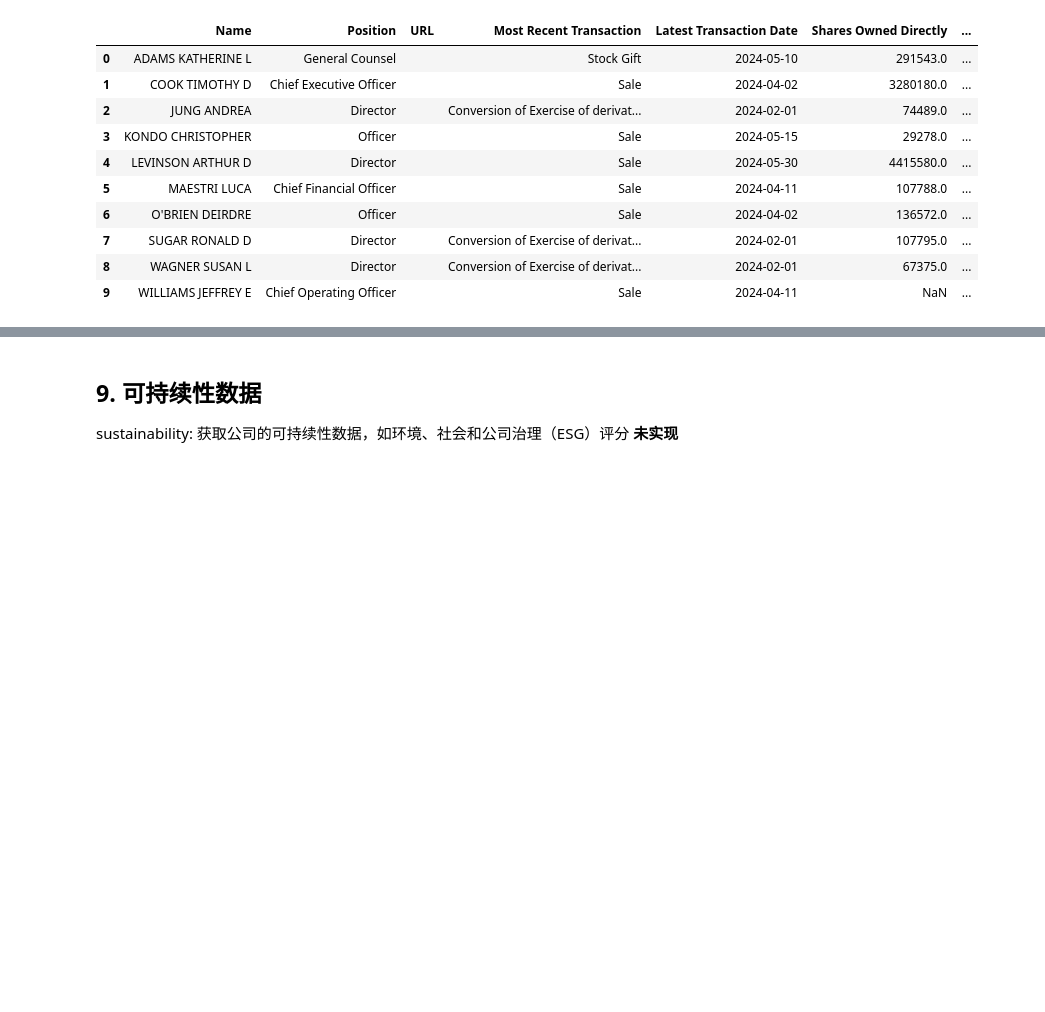
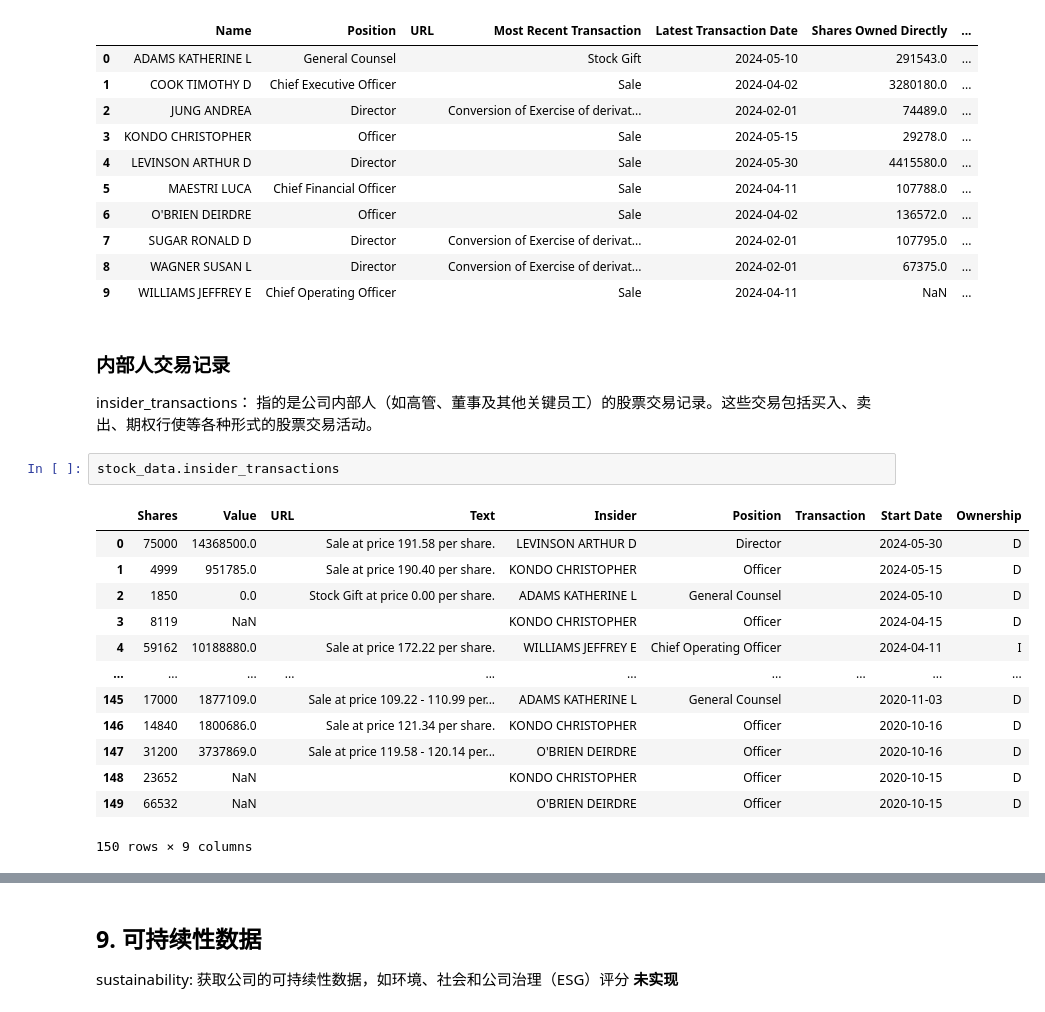
Before and after one commit to EveryFine/GeniusAI, a Jupyter notebook: GeniusChatbots/playground/datasource/How To Use yfinance Package.ipynb, the cells around one changed output, grey strips where cells are left out. Saved outputs shown, nothing was run; the diff lists cells and outputs as text; blank space fills up the shorter version.

```diff
--- a/GeniusChatbots/playground/datasource/How To Use yfinance Package.ipynb
+++ b/GeniusChatbots/playground/datasource/How To Use yfinance Package.ipynb
@@ -480,3 +553,23 @@ insider_roster_holders
 | 7 | SUGAR RONALD D | Director |  | Conversion of Exercise of derivat... | 2024-02-01 | 107795.0 | ... |
 | 8 | WAGNER SUSAN L | Director |  | Conversion of Exercise of derivat... | 2024-02-01 | 67375.0 | ... |
 | 9 | WILLIAMS JEFFREY E | Chief Operating Officer |  | Sale | 2024-04-11 | NaN | ... |
+# %% [markdown]
+### 内部人交易记录
+
+insider_transactions： 指的是公司内部人（如高管、董事及其他关键员工）的股票交易记录。这些交易包括买入、卖出、期权行使等各种形式的股票交易活动。
+# %%
+stock_data.insider_transactions
+# %% [output]
+|  | Shares | Value | URL | Text | Insider | Position | Transaction | Start Date | Ownership |
+| 0 | 75000 | 14368500.0 |  | Sale at price 191.58 per share. | LEVINSON ARTHUR D | Director |  | 2024-05-30 | D |
+| 1 | 4999 | 951785.0 |  | Sale at price 190.40 per share. | KONDO CHRISTOPHER | Officer |  | 2024-05-15 | D |
+| 2 | 1850 | 0.0 |  | Stock Gift at price 0.00 per share. | ADAMS KATHERINE L | General Counsel |  | 2024-05-10 | D |
+| 3 | 8119 | NaN |  |  | KONDO CHRISTOPHER | Officer |  | 2024-04-15 | D |
+| 4 | 59162 | 10188880.0 |  | Sale at price 172.22 per share. | WILLIAMS JEFFREY E | Chief Operating Officer |  | 2024-04-11 | I |
+| ... | ... | ... | ... | ... | ... | ... | ... | ... | ... |
+| 145 | 17000 | 1877109.0 |  | Sale at price 109.22 - 110.99 per... | ADAMS KATHERINE L | General Counsel |  | 2020-11-03 | D |
+| 146 | 14840 | 1800686.0 |  | Sale at price 121.34 per share. | KONDO CHRISTOPHER | Officer |  | 2020-10-16 | D |
+| 147 | 31200 | 3737869.0 |  | Sale at price 119.58 - 120.14 per... | O'BRIEN DEIRDRE | Officer |  | 2020-10-16 | D |
+| 148 | 23652 | NaN |  |  | KONDO CHRISTOPHER | Officer |  | 2020-10-15 | D |
+| 149 | 66532 | NaN |  |  | O'BRIEN DEIRDRE | Officer |  | 2020-10-15 | D |
+150 rows × 9 columns
```
Also changed, not shown: parts of 16 cells of this notebook.
